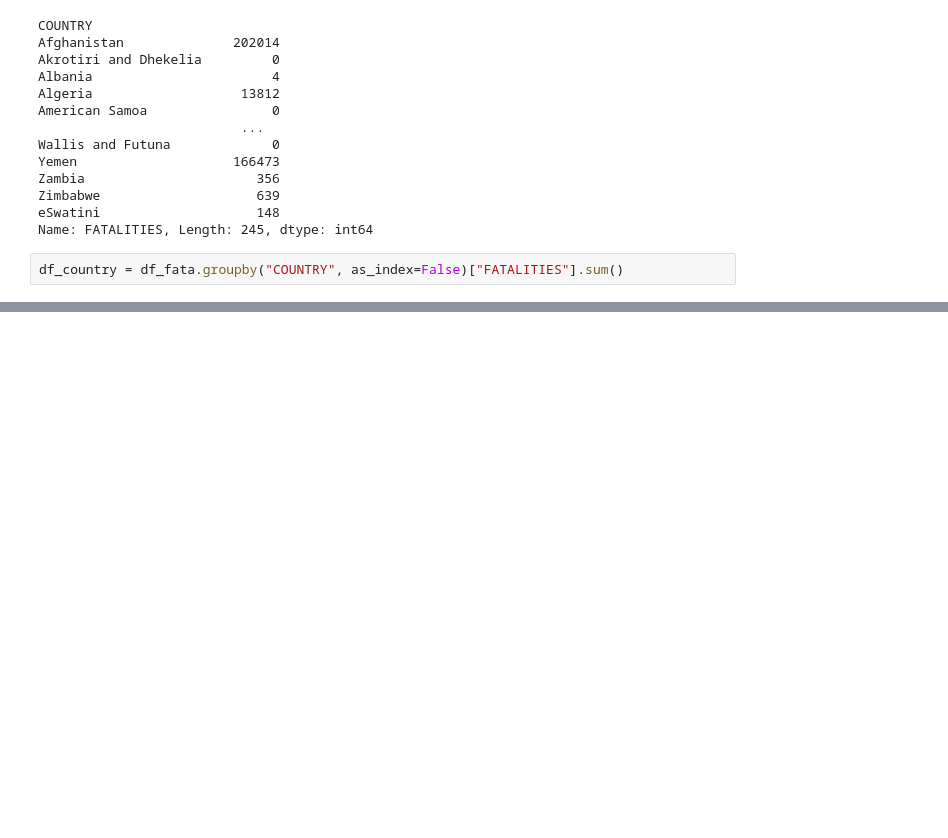
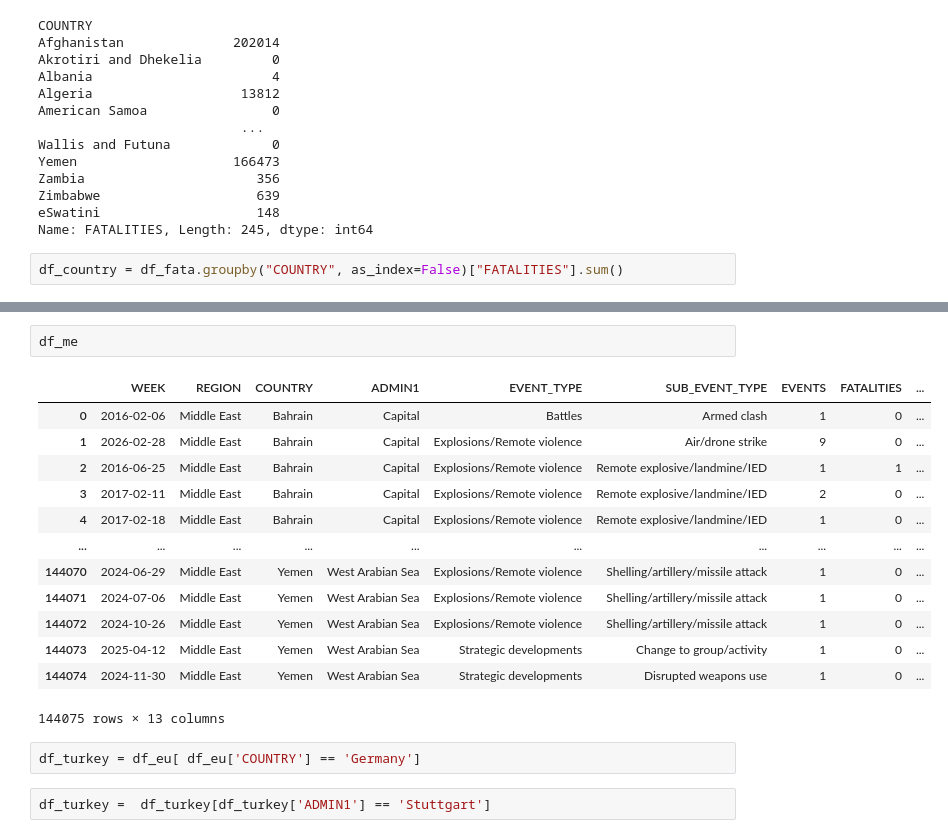
Before and after one commit to pawelsiurek/reproducible-report, a Jupyter notebook: concat_db.ipynb, the cells around one changed output, grey strips where cells are left out. Drawn from its saved outputs; the diff is of its cells as text; blank space fills up the shorter version.

```diff
--- a/concat_db.ipynb
+++ b/concat_db.ipynb
@@ -85 +86,21 @@ The library used by the *country names* `locationmode` option is changing in an
 [figure]
+# %%
+df_me
+# %% [output]
+|  | WEEK | REGION | COUNTRY | ADMIN1 | EVENT_TYPE | SUB_EVENT_TYPE | EVENTS | FATALITIES | ... |
+| 0 | 2016-02-06 | Middle East | Bahrain | Capital | Battles | Armed clash | 1 | 0 | ... |
+| 1 | 2026-02-28 | Middle East | Bahrain | Capital | Explosions/Remote violence | Air/drone strike | 9 | 0 | ... |
+| 2 | 2016-06-25 | Middle East | Bahrain | Capital | Explosions/Remote violence | Remote explosive/landmine/IED | 1 | 1 | ... |
+| 3 | 2017-02-11 | Middle East | Bahrain | Capital | Explosions/Remote violence | Remote explosive/landmine/IED | 2 | 0 | ... |
+| 4 | 2017-02-18 | Middle East | Bahrain | Capital | Explosions/Remote violence | Remote explosive/landmine/IED | 1 | 0 | ... |
+| ... | ... | ... | ... | ... | ... | ... | ... | ... | ... |
+| 144070 | 2024-06-29 | Middle East | Yemen | West Arabian Sea | Explosions/Remote violence | Shelling/artillery/missile attack | 1 | 0 | ... |
+| 144071 | 2024-07-06 | Middle East | Yemen | West Arabian Sea | Explosions/Remote violence | Shelling/artillery/missile attack | 1 | 0 | ... |
+| 144072 | 2024-10-26 | Middle East | Yemen | West Arabian Sea | Explosions/Remote violence | Shelling/artillery/missile attack | 1 | 0 | ... |
+| 144073 | 2025-04-12 | Middle East | Yemen | West Arabian Sea | Strategic developments | Change to group/activity | 1 | 0 | ... |
+| 144074 | 2024-11-30 | Middle East | Yemen | West Arabian Sea | Strategic developments | Disrupted weapons use | 1 | 0 | ... |
+144075 rows × 13 columns
+# %%
+df_turkey = df_eu[ df_eu['COUNTRY'] == 'Germany']
+# %%
+df_turkey =  df_turkey[df_turkey['ADMIN1'] == 'Stuttgart']
```
Also changed, not shown: parts of 7 cells of this notebook, 3 other files.
